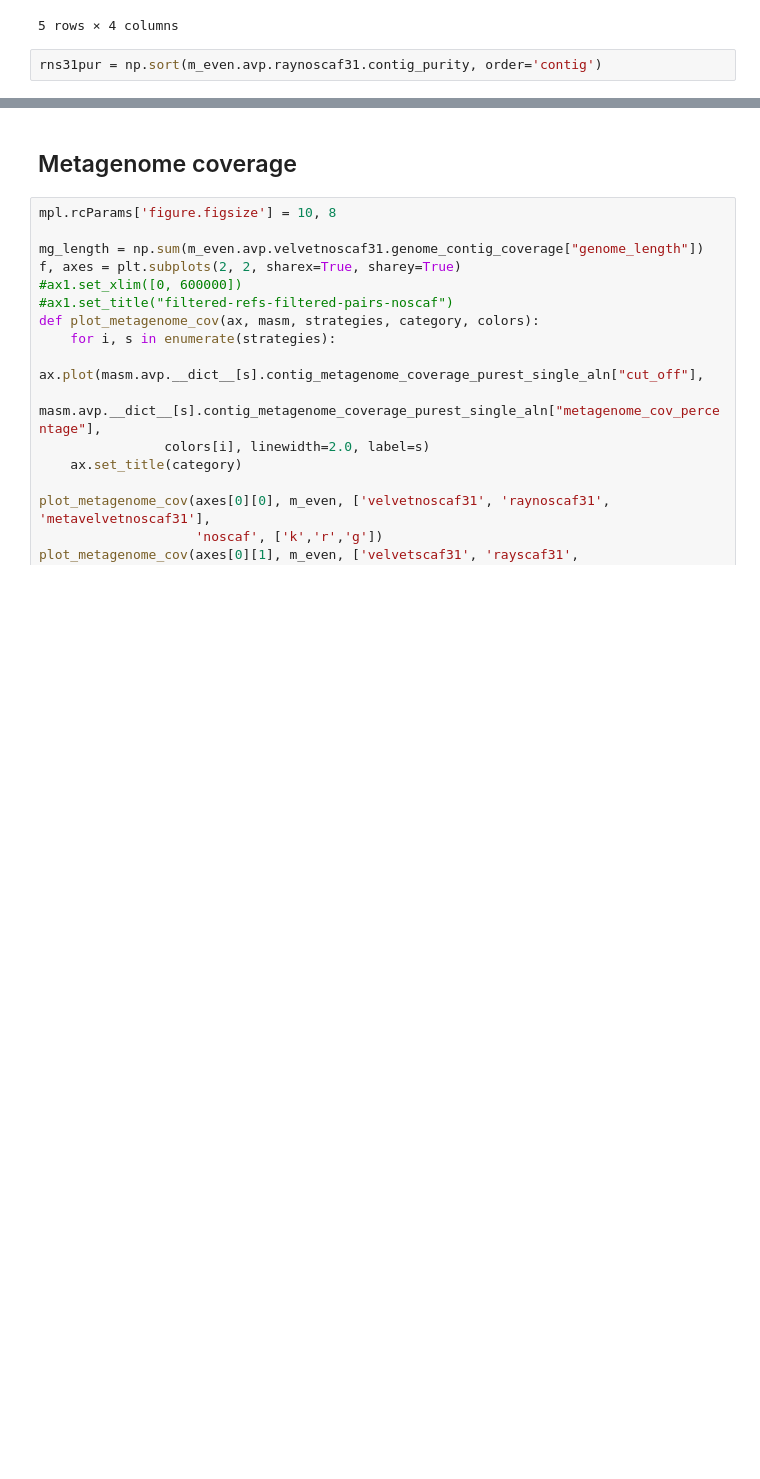
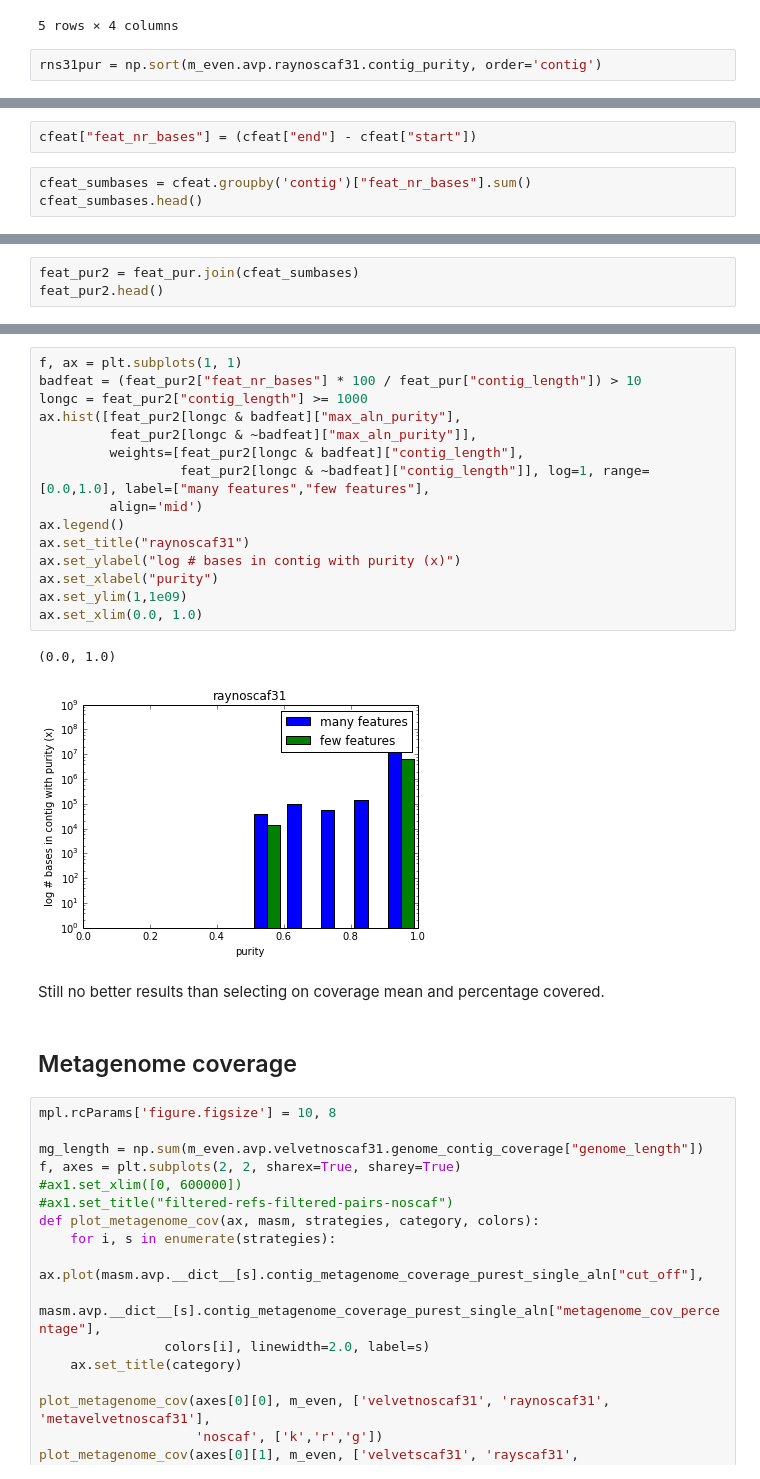
Before and after one commit to inodb/masmvali-publication, a Jupyter notebook: notebooks/LIMS1884-filtered-pairs-assemblies-2.ipynb, the cells around one changed output, grey strips where cells are left out. Cells and saved outputs as stored; diff of their text form; blank space fills up the shorter version.

```diff
--- a/notebooks/LIMS1884-filtered-pairs-assemblies-2.ipynb
+++ b/notebooks/LIMS1884-filtered-pairs-assemblies-2.ipynb
@@ -130,0 +189,5 @@ Using only coverage and length it is rather hard to select pure contigs. You los
+# %%
+cfeat["feat_nr_bases"] = (cfeat["end"] - cfeat["start"])
+# %%
+cfeat_sumbases = cfeat.groupby('contig')["feat_nr_bases"].sum()
+cfeat_sumbases.head()
@@ -130,0 +202,3 @@ Using only coverage and length it is rather hard to select pure contigs. You los
+# %%
+feat_pur2 = feat_pur.join(cfeat_sumbases)
+feat_pur2.head()
@@ -131,3 +214,23 @@ Using only coverage and length it is rather hard to select pure contigs. You los
+# %%
+f, ax = plt.subplots(1, 1)
+badfeat = (feat_pur2["feat_nr_bases"] * 100 / feat_pur["contig_length"]) > 10
+longc = feat_pur2["contig_length"] >= 1000
+ax.hist([feat_pur2[longc & badfeat]["max_aln_purity"],
+         feat_pur2[longc & ~badfeat]["max_aln_purity"]],
+         weights=[feat_pur2[longc & badfeat]["contig_length"],
+                  feat_pur2[longc & ~badfeat]["contig_length"]], log=1, range=[0.0,1.0], label=["many features","few features"],
+         align='mid')
+ax.legend()
+ax.set_title("raynoscaf31")
+ax.set_ylabel("log # bases in contig with purity (x)")
+ax.set_xlabel("purity")
+ax.set_ylim(1,1e09)
+ax.set_xlim(0.0, 1.0)
+# %% [output]
+(0.0, 1.0)
+[figure, added]
+# %% [markdown]
+Still no better results than selecting on coverage mean and percentage covered.
 # %% [markdown]
 ## Metagenome coverage
 # %%
```
Also changed, not shown: parts of 13 cells of this notebook.
